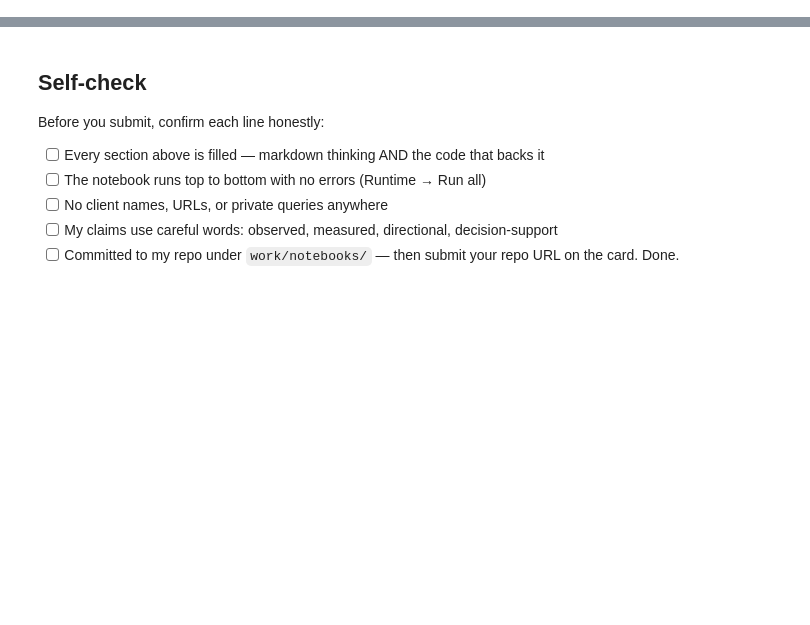
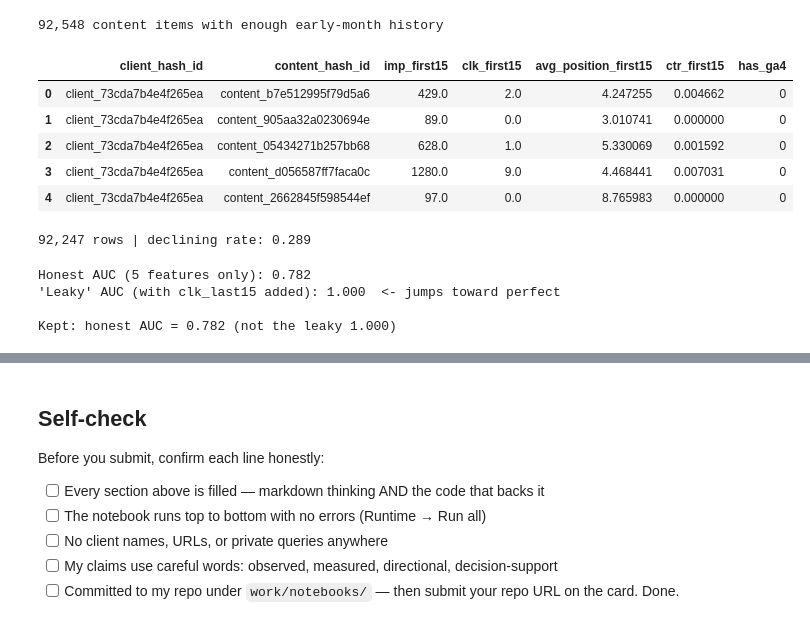
Before and after one commit to rizz01107/flyrank-ml-internship, a Jupyter notebook: work/notebooks/w03_data_contract.ipynb, the cells around one changed output, grey strips where cells are left out. Saved outputs shown, nothing was run; the diff lists cells and outputs as text; code cells hidden in the pictures; blank space fills up the shorter version.

```diff
--- a/work/notebooks/w03_data_contract.ipynb
+++ b/work/notebooks/w03_data_contract.ipynb
@@ -12,0 +19,10 @@ This skeleton is yours to fill. Work the sections **in order** — each one has
+# %%
+FACT_MAR = f"read_parquet('{REL}/fact_content_daily_performance/month=2026-03/*.parquet')"
+
+# Grain check: is one row really one (client, content, date)?
+con.sql(f"""
+    SELECT client_hash_id, content_hash_id, report_date, COUNT(*) as n
+    FROM {FACT_MAR}
+    GROUP BY 1,2,3
+    HAVING COUNT(*) > 1
+""").show()
@@ -33,0 +95,67 @@ This skeleton is yours to fill. Work the sections **in order** — each one has
+# %%
+features = con.sql(f"""
+    SELECT client_hash_id, content_hash_id,
+           SUM(gsc_impressions) AS imp_first15,
+           SUM(gsc_clicks) AS clk_first15,
+           AVG(gsc_sum_position / NULLIF(gsc_impressions,0)) AS avg_position_first15,
+           SUM(gsc_clicks) / NULLIF(SUM(gsc_impressions),0) AS ctr_first15,
+           MAX(client_has_ga4::INT) AS has_ga4
+    FROM {FACT_MAR}
+    WHERE gsc_data_available IS TRUE
+      AND CAST(SUBSTR(CAST(report_date AS VARCHAR), 9, 2) AS INT) <= 15
+    GROUP BY 1,2
+    HAVING imp_first15 >= 50
+""").df()
+print(f"{len(features):,} content items with enough early-month history")
+features.head()
+# %% [output]
+92,548 content items with enough early-month history
+|  | client_hash_id | content_hash_id | imp_first15 | clk_first15 | avg_position_first15 | ctr_first15 | has_ga4 |
+| 0 | client_73cda7b4e4f265ea | content_b7e512995f79d5a6 | 429.0 | 2.0 | 4.247255 | 0.004662 | 0 |
+| 1 | client_73cda7b4e4f265ea | content_905aa32a0230694e | 89.0 | 0.0 | 3.010741 | 0.000000 | 0 |
+| 2 | client_73cda7b4e4f265ea | content_05434271b257bb68 | 628.0 | 1.0 | 5.330069 | 0.001592 | 0 |
+| 3 | client_73cda7b4e4f265ea | content_d056587ff7faca0c | 1280.0 | 9.0 | 4.468441 | 0.007031 | 0 |
+| 4 | client_73cda7b4e4f265ea | content_2662845f598544ef | 97.0 | 0.0 | 8.765983 | 0.000000 | 0 |
+# %%
+label_data = con.sql(f"""
+    SELECT client_hash_id, content_hash_id,
+           SUM(gsc_clicks) AS clk_last15
+    FROM {FACT_MAR}
+    WHERE gsc_data_available IS TRUE
+      AND CAST(SUBSTR(CAST(report_date AS VARCHAR), 9, 2) AS INT) > 15
+    GROUP BY 1,2
+""").df()
+
+data = features.merge(label_data, on=['client_hash_id','content_hash_id'], how='inner')
+data['is_declining'] = (data['clk_last15'] < data['clk_first15']).astype(int)
+print(f"{len(data):,} rows | declining rate: {data['is_declining'].mean():.3f}")
+# %% [output]
+92,247 rows | declining rate: 0.289
+# %%
+from sklearn.linear_model import LogisticRegression
+from sklearn.metrics import roc_auc_score
+import numpy as np
+
+honest_features = ['imp_first15','clk_first15','avg_position_first15','ctr_first15','has_ga4']
+X_honest = data[honest_features].replace([np.inf,-np.inf], np.nan).fillna(0)
+y = data['is_declining']
+
+model_honest = LogisticRegression(max_iter=500).fit(X_honest, y)
+auc_honest = roc_auc_score(y, model_honest.predict_proba(X_honest)[:,1])
+print(f"Honest AUC (5 features only): {auc_honest:.3f}")
+
+# THE TRAP: add clk_last15 — a column FROM the label's own time window
+data['leaky_feature'] = data['clk_last15']
+X_leaky = data[honest_features + ['leaky_feature']].replace([np.inf,-np.inf], np.nan).fillna(0)
+model_leaky = LogisticRegression(max_iter=500).fit(X_leaky, y)
+auc_leaky = roc_auc_score(y, model_leaky.predict_proba(X_leaky)[:,1])
+print(f"'Leaky' AUC (with clk_last15 added): {auc_leaky:.3f}  <- jumps toward perfect")
+
+# Delete it, keep the honest number
+del data['leaky_feature']
+print(f"\nKept: honest AUC = {auc_honest:.3f} (not the leaky {auc_leaky:.3f})")
+# %% [output]
+Honest AUC (5 features only): 0.782
+'Leaky' AUC (with clk_last15 added): 1.000  <- jumps toward perfect
+
+Kept: honest AUC = 0.782 (not the leaky 1.000)
```
Also changed, not shown: parts of 12 cells of this notebook.
